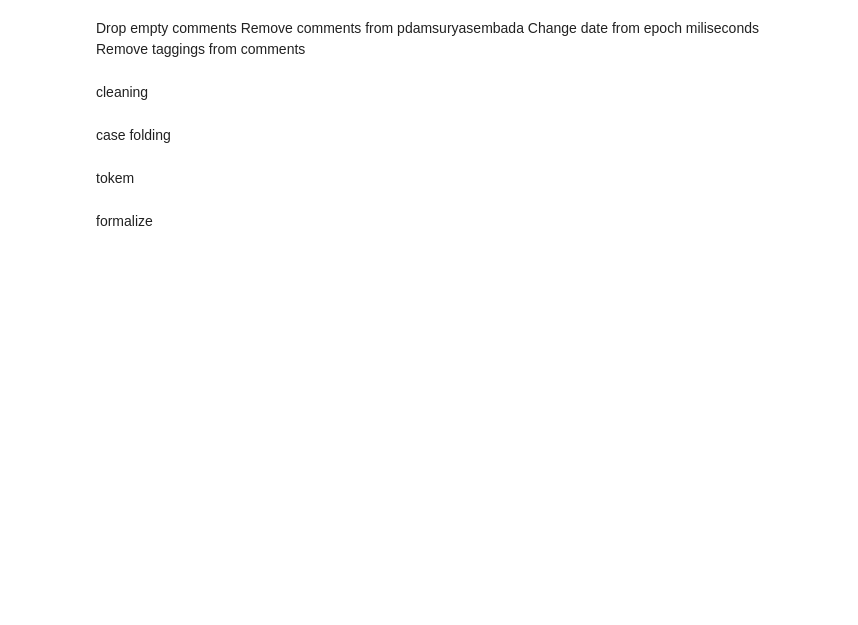
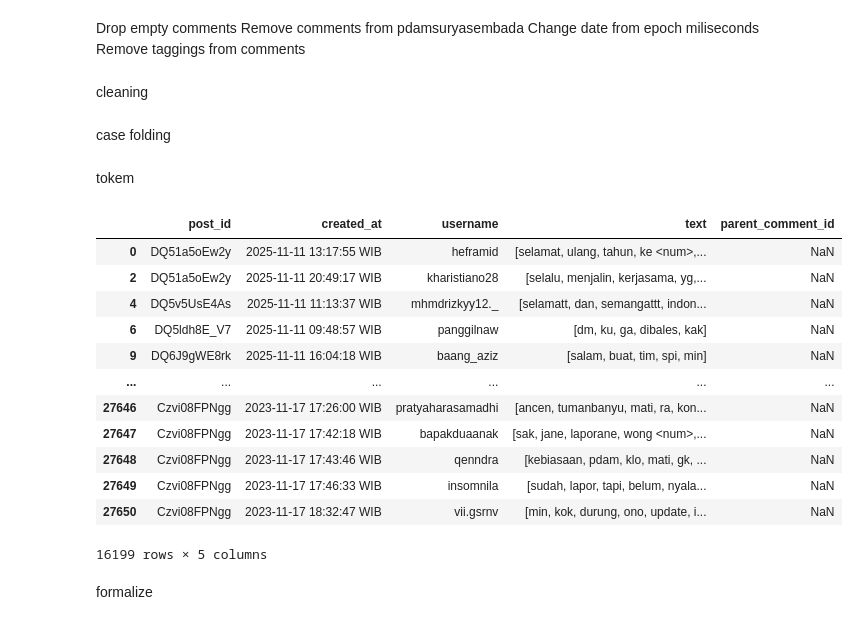
Before and after one commit to fatimahAMahros/pa_goes_brrr, a Jupyter notebook: preprocess_ts.ipynb, the cells around one changed output. Saved outputs shown, nothing was run; the diff lists cells and outputs as text; code cells hidden in the pictures; blank space fills up the shorter version.

```diff
--- a/preprocess_ts.ipynb
+++ b/preprocess_ts.ipynb
@@ -155,13 +170,29 @@ def normalize_tokens(token_list):
 data["text"] = data["text"].apply(normalize_tokens)
 # %%
 data_partial = data.copy()
-# # data_partial.to_csv('partial_no_pdam4.csv', index=False)
+data_partial.to_csv('all_tokenized_v2.csv', index=False)
+# data_partial = pd.read_csv('all_tokenized_v2.csv')
+data_partial
 # data_oct = data[(data['created_at'] > '2025-10-01') & (data['created_at'] < '2025-11-01')]
 # data_sept = data[(data['created_at'] > '2025-09-01') & (data['created_at'] < '2025-10-01')]
 # # data_sept.to_csv('september_comments.csv', index=False)
 # data_partial = data_oct.copy()
 
 
 # the partial thing will be done after stemming, for preparation of demo
+# %% [output]
+|  | post_id | created_at | username | text | parent_comment_id |
+| 0 | DQ51a5oEw2y | 2025-11-11 13:17:55 WIB | heframid | [selamat, ulang, tahun, ke <num>,... | NaN |
+| 2 | DQ51a5oEw2y | 2025-11-11 20:49:17 WIB | kharistiano28 | [selalu, menjalin, kerjasama, yg,... | NaN |
+| 4 | DQ5v5UsE4As | 2025-11-11 11:13:37 WIB | mhmdrizkyy12._ | [selamatt, dan, semangattt, indon... | NaN |
+| 6 | DQ5ldh8E_V7 | 2025-11-11 09:48:57 WIB | panggilnaw | [dm, ku, ga, dibales, kak] | NaN |
+| 9 | DQ6J9gWE8rk | 2025-11-11 16:04:18 WIB | baang_aziz | [salam, buat, tim, spi, min] | NaN |
+| ... | ... | ... | ... | ... | ... |
+| 27646 | Czvi08FPNgg | 2023-11-17 17:26:00 WIB | pratyaharasamadhi | [ancen, tumanbanyu, mati, ra, kon... | NaN |
+| 27647 | Czvi08FPNgg | 2023-11-17 17:42:18 WIB | bapakduaanak | [sak, jane, laporane, wong <num>,... | NaN |
+| 27648 | Czvi08FPNgg | 2023-11-17 17:43:46 WIB | qenndra | [kebiasaan, pdam, klo, mati, gk, ... | NaN |
+| 27649 | Czvi08FPNgg | 2023-11-17 17:46:33 WIB | insomnila | [sudah, lapor, tapi, belum, nyala... | NaN |
+| 27650 | Czvi08FPNgg | 2023-11-17 18:32:47 WIB | vii.gsrnv | [min, kok, durung, ono, update, i... | NaN |
+16199 rows × 5 columns
 # %% [markdown]
 formalize
```
Also changed, not shown: parts of 27 cells of this notebook, 32 other files.
